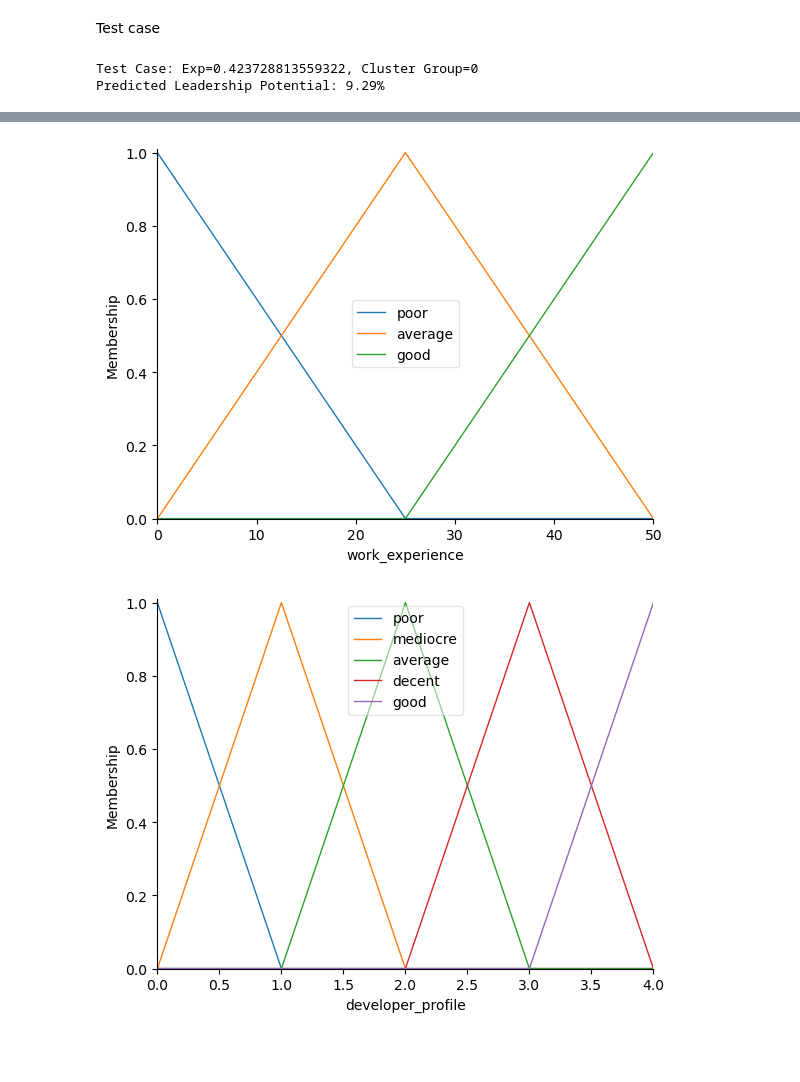
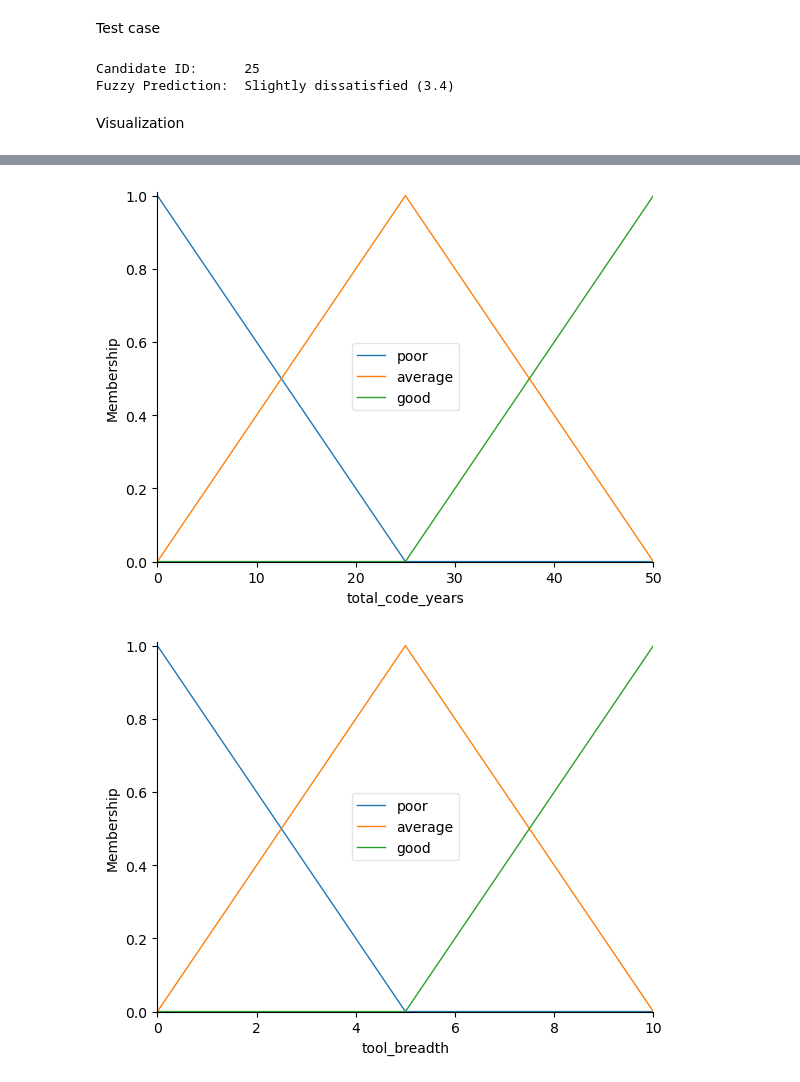
Before and after one commit to FarahHossam126/Data_Mining_Project, a Jupyter notebook: main.ipynb, the cells around one changed output, grey strips where cells are left out. Saved outputs shown, nothing was run; the diff lists cells and outputs as text; code cells hidden in the pictures; blank space fills up the shorter version.

Commit message:
added 5 inputs

```diff
--- a/main.ipynb
+++ b/main.ipynb
@@ -484,11 +484,14 @@ for method in ['single', 'complete', 'average']:
    Antecedents
 # %%
 work_experience = ctrl.Antecedent(np.arange(0, 51, 1), 'work_experience')
+total_code_years = ctrl.Antecedent(np.arange(0, 51, 1), 'total_code_years')
+tool_breadth = ctrl.Antecedent(np.arange(0, 11, 1), 'tool_breadth')
 developer_profile = ctrl.Antecedent(np.arange(0, 5, 1), 'developer_profile')
+market_value = ctrl.Antecedent(np.arange(0, 300001, 1000), 'market_value')
 # %% [markdown]
 Consequent
 # %%
-leadership_potential = ctrl.Consequent(np.arange(0, 101, 1), 'leadership_potential')
+job_satisfaction = ctrl.Consequent(np.arange(1, 11, 1), 'job_satisfaction')
 # %% [markdown]
 Auto-membership Function Population
 # %%
@@ -519,18 +554,21 @@ leadership_simulator = ctrl.ControlSystemSimulation(leadership_ctrl)
 # %% [markdown]
 Test case
 # %%
-# Pick a real row from the data
-sample_developer = df.iloc[20]
+sample = df.iloc[10]
 
-real_exp = sample_developer['WorkExp']
-real_cluster = sample_developer['Cluster']
+# Input data to the simulator
+leadership_simulator.input['work_experience'] = float(sample.get('WorkExp', 0))
+leadership_simulator.input['total_code_years'] = float(sample.get('Age', 0))
+leadership_simulator.input['tool_breadth'] = float(sample.get('TechScore', 0))
+leadership_simulator.input['developer_profile'] = float(sample.get('Cluster', 0))
+leadership_simulator.input['market_value'] = min(float(sample.get('ConvertedCompYearly', 0)), 300000)
 
-leadership_simulator.input['work_experience'] = real_exp
-leadership_simulator.input['developer_profile'] = real_cluster
+# Compute
+leadership_simulator.compute()
+pred_score = leadership_simulator.output['job_satisfaction']
 
-leadership_simulator.compute()
-print(f"Test Case: Exp={real_exp}, Cluster Group={real_cluster}")
-print(f"Predicted Leadership Potential: {round(leadership_simulator.output['leadership_potential'], 2)}%")
+print(f"Candidate ID:      {sample.name}")
+print(f"Fuzzy Prediction:  {pred_label} ({round(pred_score, 2)})")
 # %% [output]
-Test Case: Exp=0.423728813559322, Cluster Group=0
-Predicted Leadership Potential: 9.29%
+Candidate ID:      25
+Fuzzy Prediction:  Slightly dissatisfied (3.4)
@@ -537,10 +579,21 @@ Predicted Leadership Potential: 9.29%
+# %% [markdown]
+Visualization
 # %%
-leadership_potential.view(sim=leadership_simulator)
+work_experience.view()
 plt.show()
 
-work_experience.view()
+total_code_years.view()
+plt.show()
+
+tool_breadth.view()
 plt.show()
 
 developer_profile.view()
 plt.show()
+
+market_value.view()
+plt.show()
+
+job_satisfaction.view()
+plt.show()
 # %% [output]
@@ -548,2 +601,2 @@ plt.show()
-[figure, old version]
+[figure, new version]
-[figure, old version]
+[figure, new version]
```
Also changed, not shown: parts of 9 cells of this notebook.
